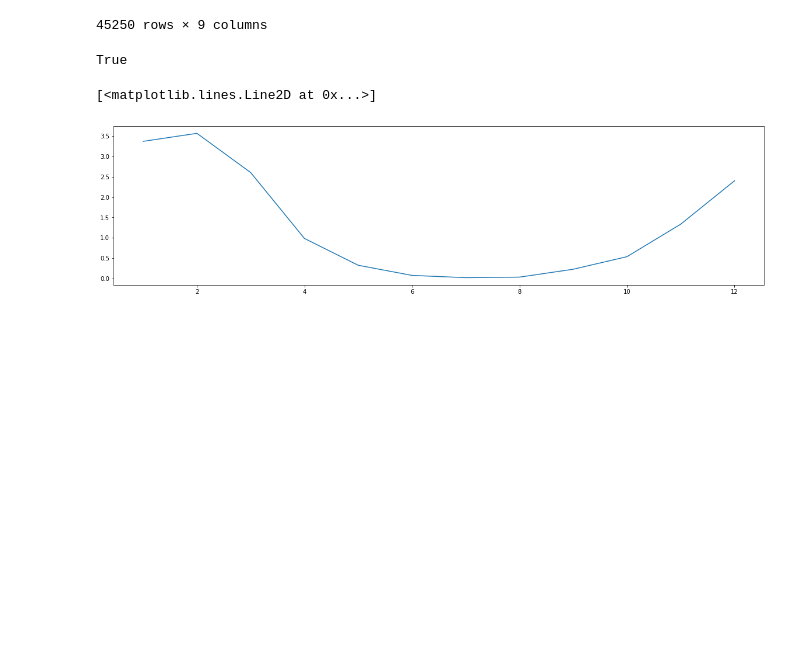
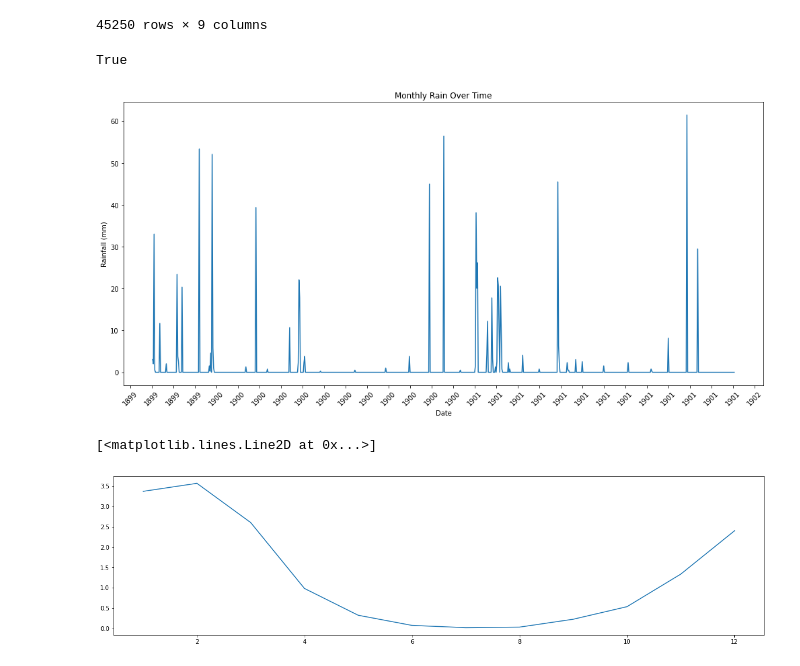
Before and after one commit to pippahtlin/Extreme-Precipitation, a Jupyter notebook: Import Data_95.ipynb, the cells around one changed output. Drawn from its saved outputs; the diff is of its cells as text; code cells hidden in the pictures; blank space fills up the shorter version.

```diff
--- a/Import Data_95.ipynb
+++ b/Import Data_95.ipynb
@@ -103,6 +103,20 @@ rf
 rf[(rf['month'] == 1) & (rf['daily rain'] > extremes[1])].count()['binary rain'] == rf[(rf['month'] == 1) & (rf['binary rain'] == 1)].count()['binary rain']
 # %% [output]
 True
+# %%
+new = rf.loc['1899-10-11':'1901-12-31']
+plt.figure(figsize=(14, 7))
+plt.xticks(rotation=45)
+plt.gca().xaxis.set_major_locator(MaxNLocator(nbins=30))
+
+plt.plot(new.index,new['daily rain'],label = 'Monthly Rain')
+plt.title('Monthly Rain Over Time')
+plt.xlabel('Date')
+plt.ylabel('Rainfall (mm)')
+plt.tight_layout()
+plt.show()
+# %% [output]
+[figure, added]
 # %%
 # Climatology
 avg_month = rf.groupby('month').mean()['daily rain']
```
Also changed, not shown: parts of 4 cells of this notebook, 2 other files.
